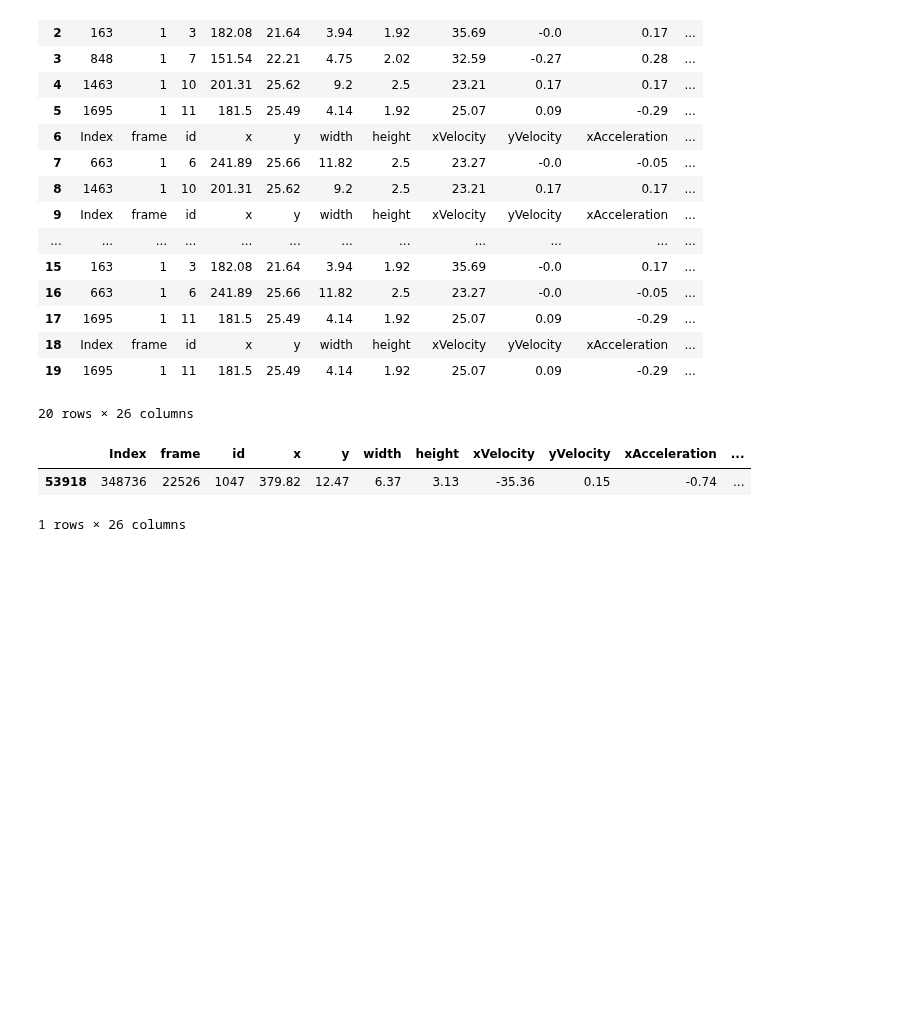
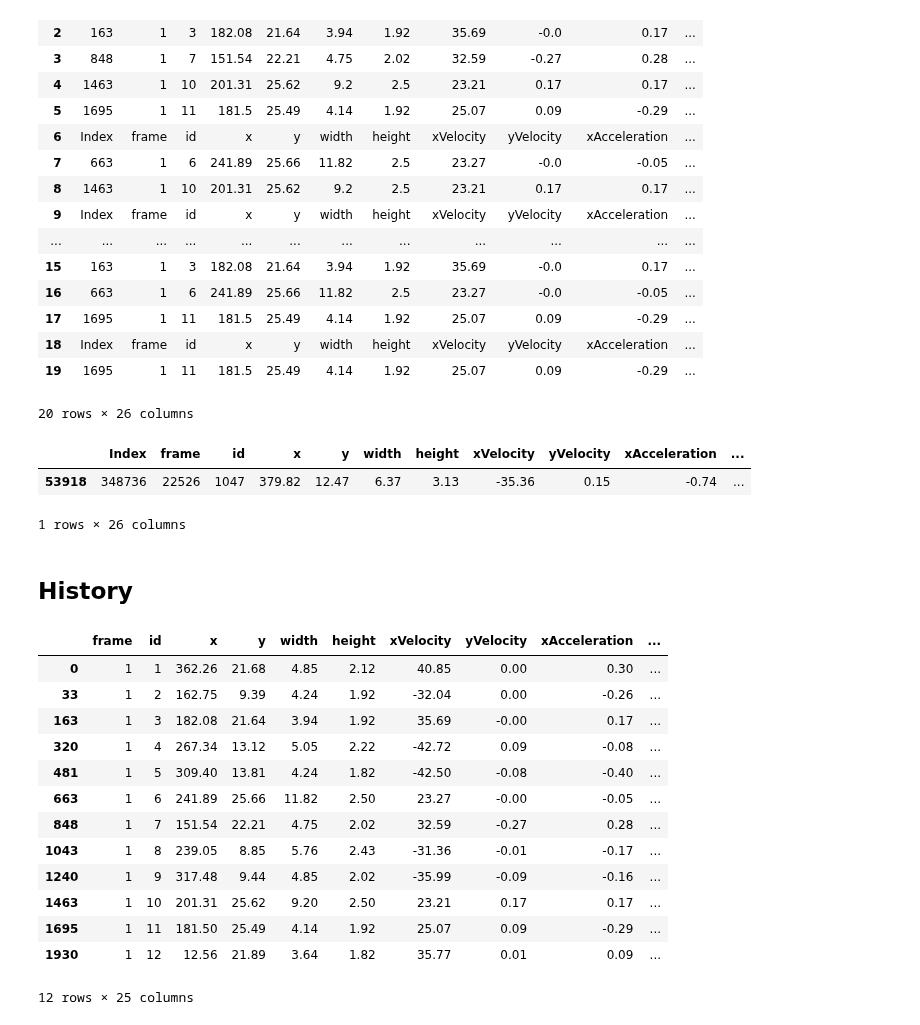
Before and after one commit to lmmartinez97/alphadrive_bp, a Jupyter notebook: highD/preprocessing/dataviz.ipynb, the cells around one changed output. Cells and saved outputs as stored; diff of their text form; code cells hidden in the pictures; blank space fills up the shorter version.

Commit message:
Revamping group extraction to add history

```diff
--- a/highD/preprocessing/dataviz.ipynb
+++ b/highD/preprocessing/dataviz.ipynb
@@ -549,3 +550,34 @@ display(smaller_dfs[-1])
 |  | Index | frame | id | x | y | width | height | xVelocity | yVelocity | xAcceleration | ... |
 | 53918 | 348736 | 22526 | 1047 | 379.82 | 12.47 | 6.37 | 3.13 | -35.36 | 0.15 | -0.74 | ... |
 1 rows × 26 columns
+# %% [markdown]
+## History
+# %%
+dataset_location = '/home/lmmartinez/Tesis/datasets/highD/data/01_tracks.csv'
+sampling_period = 1000
+
+df = pd.read_csv(dataset_location)
+frame_step = int(np.floor(sampling_period / 40))
+# %%
+frame_groups = df.groupby((df.frame - 1) % frame_step == 0).get_group(1).groupby("frame")
+# %%
+frame_list = [None] * len(frame_groups)
+for idx, (frame_number, group) in enumerate(frame_groups):
+    frame_list[idx] = group
+# %%
+frame_list[0]
+# %% [output]
+|  | frame | id | x | y | width | height | xVelocity | yVelocity | xAcceleration | ... |
+| 0 | 1 | 1 | 362.26 | 21.68 | 4.85 | 2.12 | 40.85 | 0.00 | 0.30 | ... |
+| 33 | 1 | 2 | 162.75 | 9.39 | 4.24 | 1.92 | -32.04 | 0.00 | -0.26 | ... |
+| 163 | 1 | 3 | 182.08 | 21.64 | 3.94 | 1.92 | 35.69 | -0.00 | 0.17 | ... |
+| 320 | 1 | 4 | 267.34 | 13.12 | 5.05 | 2.22 | -42.72 | 0.09 | -0.08 | ... |
+| 481 | 1 | 5 | 309.40 | 13.81 | 4.24 | 1.82 | -42.50 | -0.08 | -0.40 | ... |
+| 663 | 1 | 6 | 241.89 | 25.66 | 11.82 | 2.50 | 23.27 | -0.00 | -0.05 | ... |
+| 848 | 1 | 7 | 151.54 | 22.21 | 4.75 | 2.02 | 32.59 | -0.27 | 0.28 | ... |
+| 1043 | 1 | 8 | 239.05 | 8.85 | 5.76 | 2.43 | -31.36 | -0.01 | -0.17 | ... |
+| 1240 | 1 | 9 | 317.48 | 9.44 | 4.85 | 2.02 | -35.99 | -0.09 | -0.16 | ... |
+| 1463 | 1 | 10 | 201.31 | 25.62 | 9.20 | 2.50 | 23.21 | 0.17 | 0.17 | ... |
+| 1695 | 1 | 11 | 181.50 | 25.49 | 4.14 | 1.92 | 25.07 | 0.09 | -0.29 | ... |
+| 1930 | 1 | 12 | 12.56 | 21.89 | 3.64 | 1.82 | 35.77 | 0.01 | 0.09 | ... |
+12 rows × 25 columns
```
Also changed, not shown: parts of 5 cells of this notebook.
